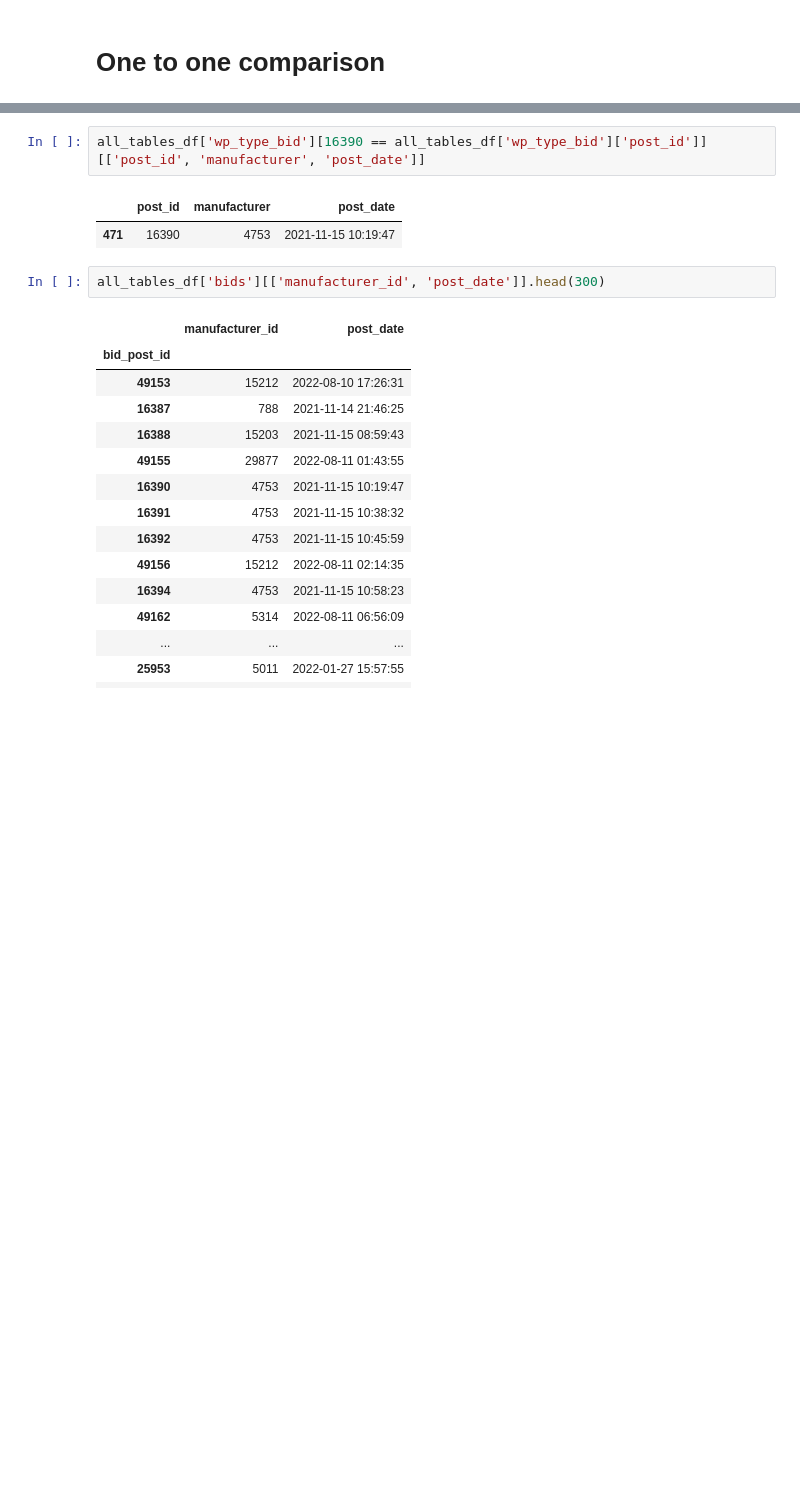
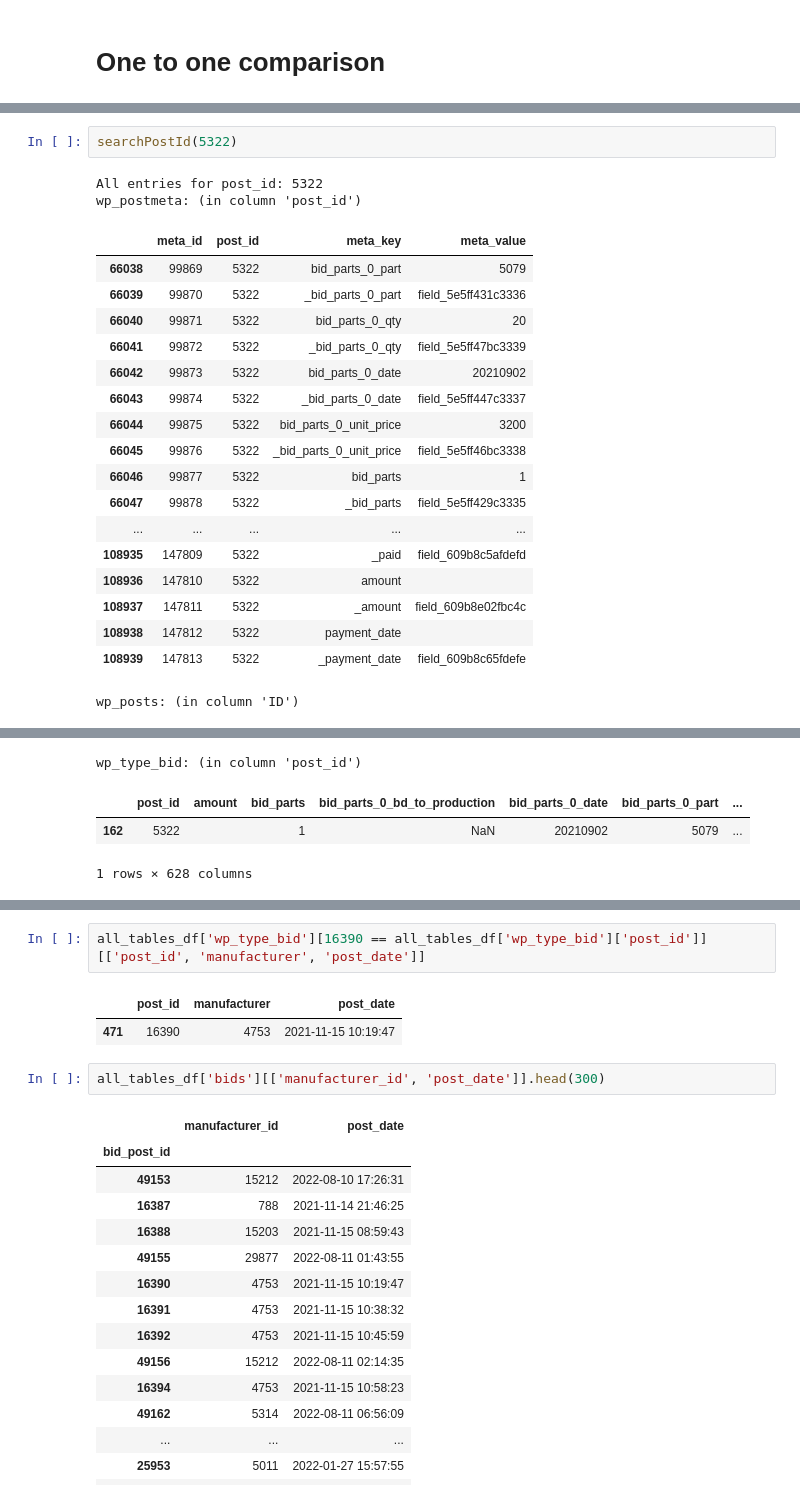
Before and after one commit to ophir-friedler/manufuture, a Jupyter notebook: manu_python/one to one with wp_type_XXX tables .ipynb, the cells around one changed output, grey strips where cells are left out. Cells and saved outputs as stored; diff of their text form; blank space fills up the shorter version.

```diff
--- a/manu_python/one to one with wp_type_XXX tables .ipynb
+++ b/manu_python/one to one with wp_type_XXX tables .ipynb
@@ -143,0 +140,23 @@ bids_reset
+# %%
+searchPostId(5322)
+# %% [output]
+All entries for post_id: 5322
+wp_postmeta: (in column 'post_id')
+|  | meta_id | post_id | meta_key | meta_value |
+| 66038 | 99869 | 5322 | bid_parts_0_part | 5079 |
+| 66039 | 99870 | 5322 | _bid_parts_0_part | field_5e5ff431c3336 |
+| 66040 | 99871 | 5322 | bid_parts_0_qty | 20 |
+| 66041 | 99872 | 5322 | _bid_parts_0_qty | field_5e5ff47bc3339 |
+| 66042 | 99873 | 5322 | bid_parts_0_date | 20210902 |
+| 66043 | 99874 | 5322 | _bid_parts_0_date | field_5e5ff447c3337 |
+| 66044 | 99875 | 5322 | bid_parts_0_unit_price | 3200 |
+| 66045 | 99876 | 5322 | _bid_parts_0_unit_price | field_5e5ff46bc3338 |
+| 66046 | 99877 | 5322 | bid_parts | 1 |
+| 66047 | 99878 | 5322 | _bid_parts | field_5e5ff429c3335 |
+| ... | ... | ... | ... | ... |
+| 108935 | 147809 | 5322 | _paid | field_609b8c5afdefd |
+| 108936 | 147810 | 5322 | amount |  |
+| 108937 | 147811 | 5322 | _amount | field_609b8e02fbc4c |
+| 108938 | 147812 | 5322 | payment_date |  |
+| 108939 | 147813 | 5322 | _payment_date | field_609b8c65fdefe |
+wp_posts: (in column 'ID')
@@ -143,0 +165,4 @@ bids_reset
+wp_type_bid: (in column 'post_id')
+|  | post_id | amount | bid_parts | bid_parts_0_bd_to_production | bid_parts_0_date | bid_parts_0_part | ... |
+| 162 | 5322 |  | 1 | NaN | 20210902 | 5079 | ... |
+1 rows × 628 columns
```
Also changed, not shown: parts of 15 cells of this notebook, 10 other files.
